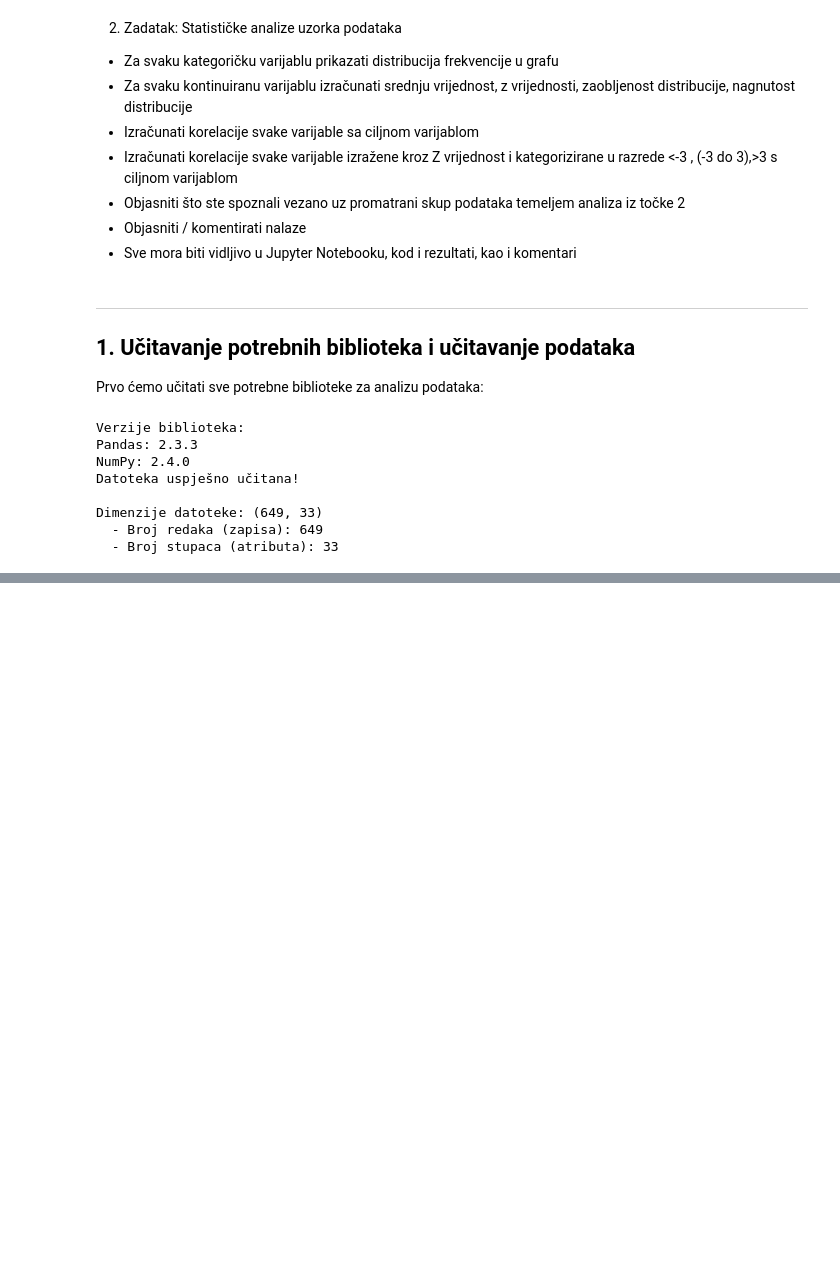
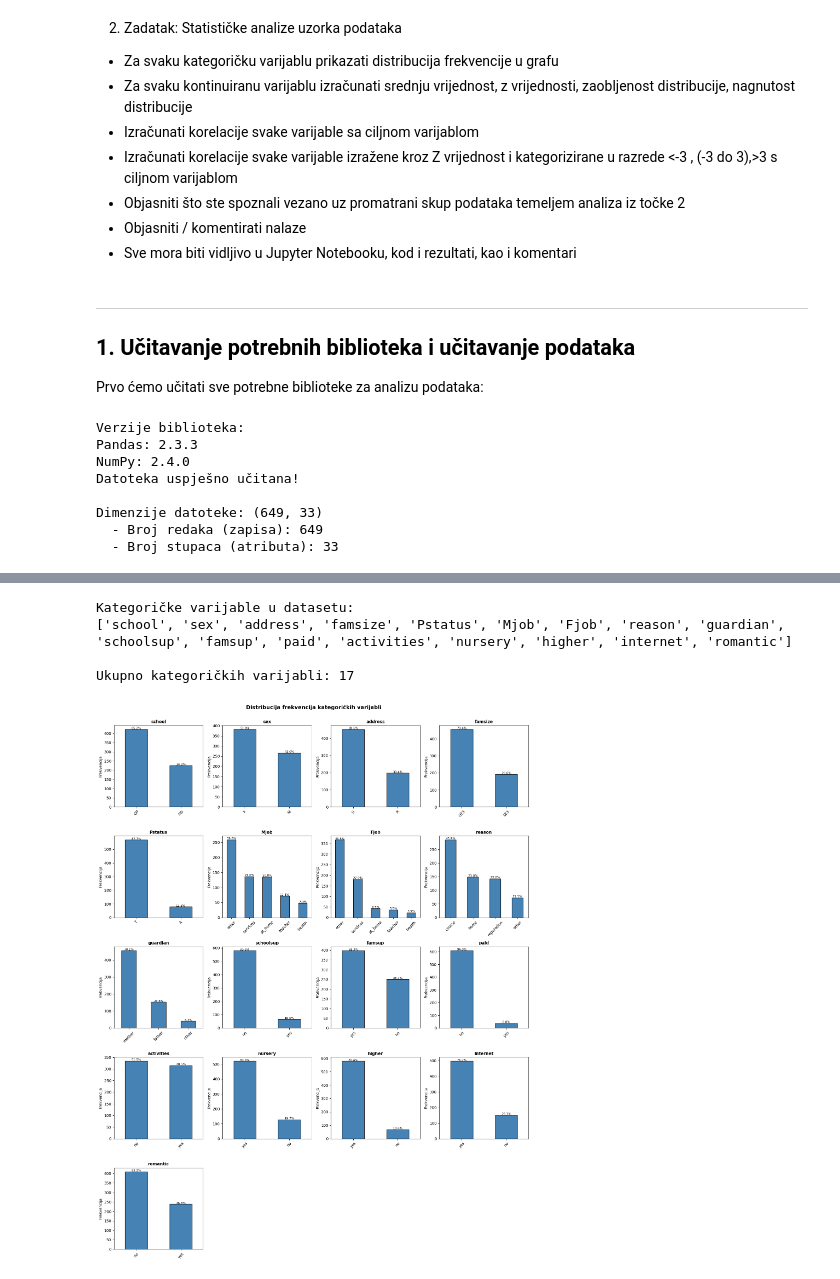
Before and after one commit to MDBossss/nosql, a Jupyter notebook: drugi/z2.ipynb, the cells around one changed output, grey strips where cells are left out. Drawn from its saved outputs; the diff is of its cells as text; code cells hidden in the pictures; blank space fills up the shorter version.

Commit message:
finish second task notebook

```diff
--- a/drugi/z2.ipynb
+++ b/drugi/z2.ipynb
@@ -45,0 +62,52 @@ Dimenzije datoteke: (649, 33)
+# %%
+import matplotlib.pyplot as plt
+import math
+
+# Omogući prikaz grafova u Jupyter Notebooku
+%matplotlib inline
+
+# Identificiraj kategoričke stupce (tip 'object' u Pandas-u)
+categorical_columns = df.select_dtypes(include=['object']).columns.tolist()
+
+print("Kategoričke varijable u datasetu:")
+print(categorical_columns)
+print(f"\nUkupno kategoričkih varijabli: {len(categorical_columns)}")
+
+# Dinamički izračunaj potrebnu veličinu grida
+n_cols = 4
+n_rows = math.ceil(len(categorical_columns) / n_cols)
+
+# Kreiraj stupčaste dijagrame za svaku kategoričku varijablu
+fig, axes = plt.subplots(nrows=n_rows, ncols=n_cols, figsize=(16, 4*n_rows))
+axes = axes.flatten()
+
+for i, col in enumerate(categorical_columns):
+    # Prebrojimo vrijednosti i sortiramo ih po frekvenciji
+    value_counts = df[col].value_counts()
+
+    # Crtamo stupčasti dijagram
+    value_counts.plot(kind='bar', ax=axes[i], color='steelblue', edgecolor='black')
+    axes[i].set_title(f'{col}', fontsize=11, fontweight='bold')
+    axes[i].set_xlabel('')
+    axes[i].set_ylabel('Frekvencija')
+    axes[i].tick_params(axis='x', rotation=45)
+
+    # Dodaj postotke iznad stupaca
+    total = len(df)
+    for j, v in enumerate(value_counts):
+        percentage = (v / total) * 100
+        axes[i].text(j, v + 1, f'{percentage:.1f}%', ha='center', fontsize=8)
+
+# Sakrij prazne subplotove ako ih ima
+for j in range(len(categorical_columns), len(axes)):
+    axes[j].set_visible(False)
+
+plt.tight_layout()
+plt.suptitle('Distribucija frekvencija kategoričkih varijabli', fontsize=14, fontweight='bold', y=1.02)
+plt.show()
+# %% [output]
+Kategoričke varijable u datasetu:
+['school', 'sex', 'address', 'famsize', 'Pstatus', 'Mjob', 'Fjob', 'reason', 'guardian', 'schoolsup', 'famsup', 'paid', 'activities', 'nursery', 'higher', 'internet', 'romantic']
+
+Ukupno kategoričkih varijabli: 17
+[figure, added]
```
Also changed, not shown: parts of 9 cells of this notebook, 1 other file.
